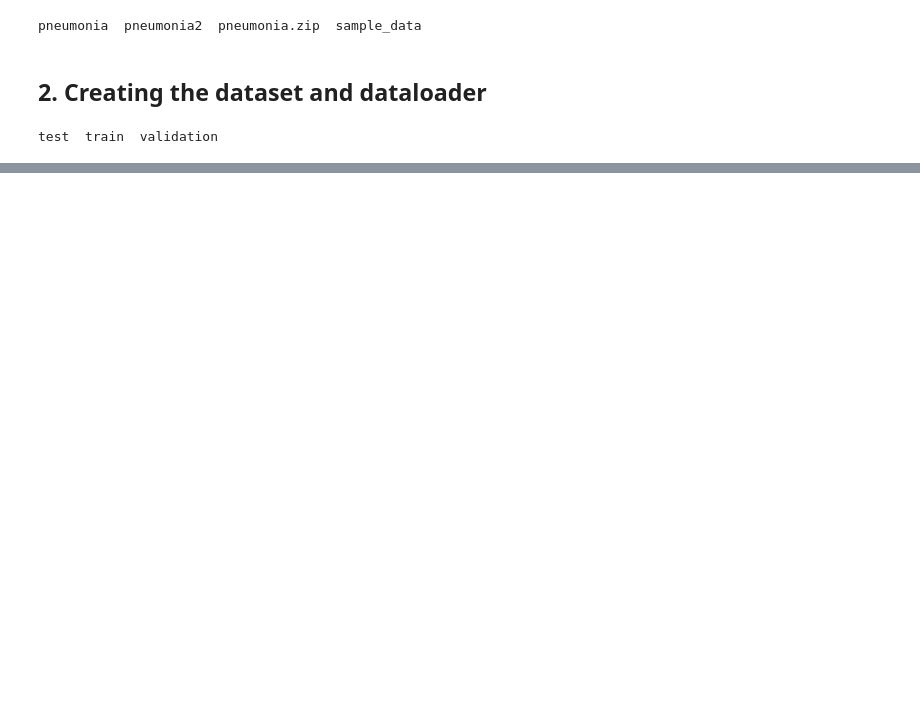
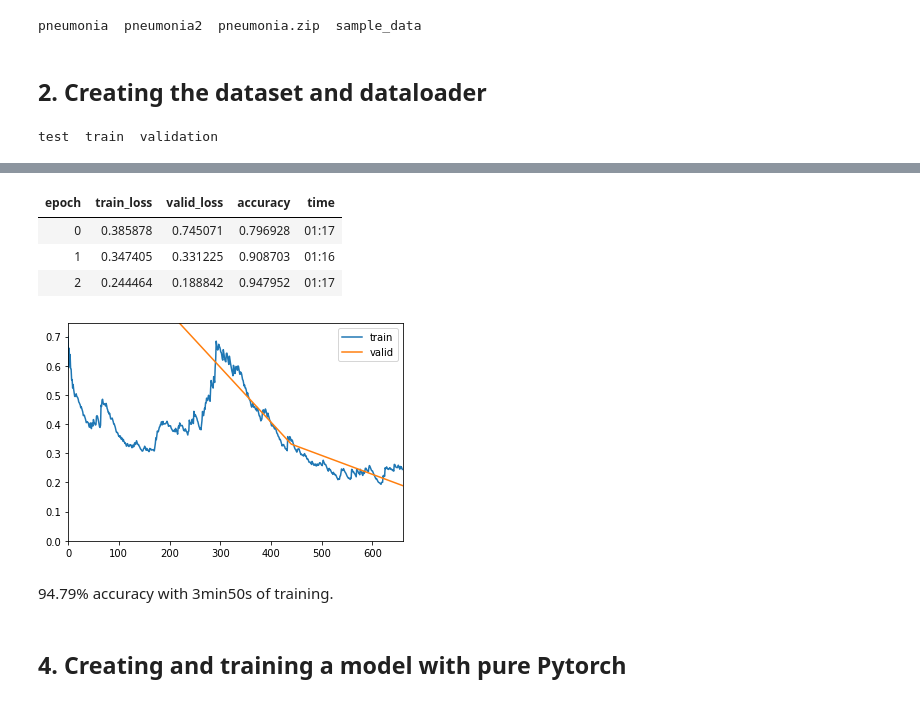
Before and after one commit to thiagodma/Pytorch_exs, a Jupyter notebook: PneunomiaClassification/pytorch_vision_basics.ipynb, the cells around one changed output, grey strips where cells are left out. Drawn from its saved outputs; the diff is of its cells as text; code cells hidden in the pictures; blank space fills up the shorter version.

```diff
--- a/PneunomiaClassification/pytorch_vision_basics.ipynb
+++ b/PneunomiaClassification/pytorch_vision_basics.ipynb
@@ -96,0 +135,12 @@ mdl.fc = nn.Linear(2048,2)
+# %%
+learn.fit_one_cycle(3,1e-2)
+# %% [output]
+| epoch | train_loss | valid_loss | accuracy | time |
+| 0 | 0.385878 | 0.745071 | 0.796928 | 01:17 |
+| 1 | 0.347405 | 0.331225 | 0.908703 | 01:16 |
+| 2 | 0.244464 | 0.188842 | 0.947952 | 01:17 |
+[figure, added]
+# %% [markdown]
+94.79% accuracy with 3min50s of training.
+# %% [markdown]
+## 4. Creating and training a model with pure Pytorch
```
Also changed, not shown: parts of 14 cells of this notebook.
